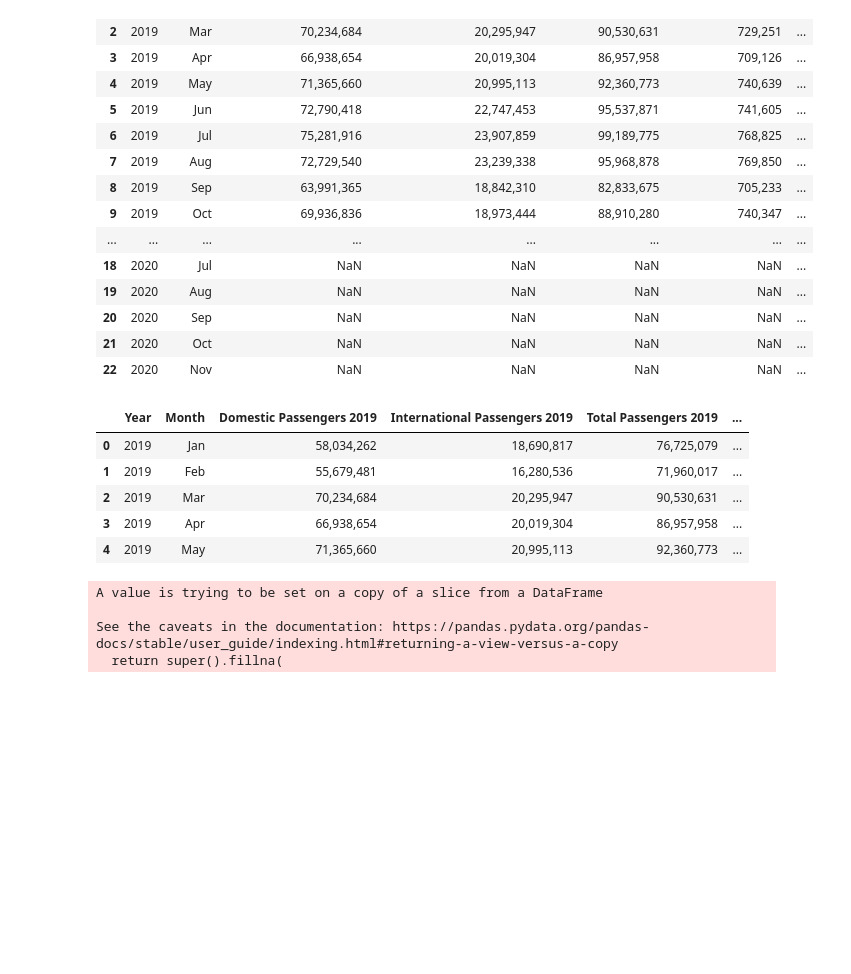
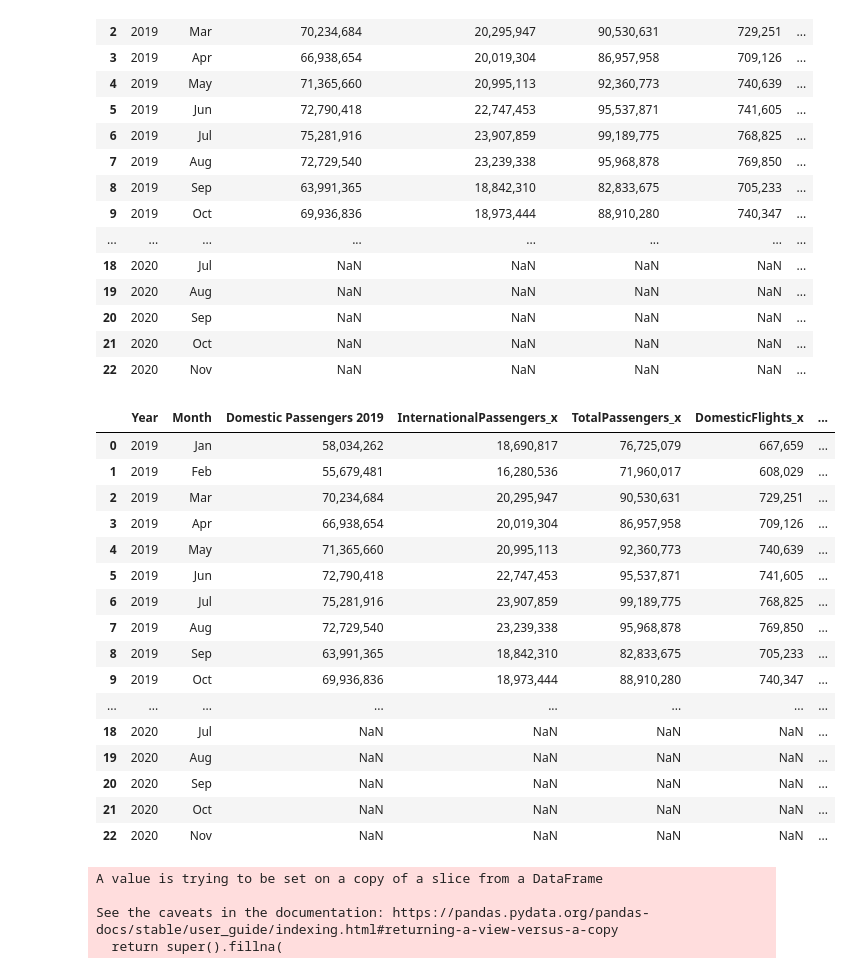
Before and after one commit to paulpreetam/Project1, a Jupyter notebook: Question 1.ipynb, the cells around one changed output. Saved outputs shown, nothing was run; the diff lists cells and outputs as text; code cells hidden in the pictures; blank space fills up the shorter version.

```diff
--- a/Question 1.ipynb
+++ b/Question 1.ipynb
@@ -61,15 +62,27 @@ combined
 | 20 | 2020 | Sep | NaN | NaN | NaN | NaN | ... |
 | 21 | 2020 | Oct | NaN | NaN | NaN | NaN | ... |
 | 22 | 2020 | Nov | NaN | NaN | NaN | NaN | ... |
-# %%
-combined.head()
-# %% [output]
-|  | Year | Month | Domestic Passengers 2019 | International Passengers 2019 | Total Passengers 2019 | ... |
-| 0 | 2019 | Jan | 58,034,262 | 18,690,817 | 76,725,079 | ... |
-| 1 | 2019 | Feb | 55,679,481 | 16,280,536 | 71,960,017 | ... |
-| 2 | 2019 | Mar | 70,234,684 | 20,295,947 | 90,530,631 | ... |
-| 3 | 2019 | Apr | 66,938,654 | 20,019,304 | 86,957,958 | ... |
-| 4 | 2019 | May | 71,365,660 | 20,995,113 | 92,360,773 | ... |
+# %%
+combined= combined.rename(columns={"DomesticPassengers_x":"Domestic Passengers 2019", "DomesticPassengers_y": "Domestic Passengers 2020"})
+combined
+# %% [output]
+|  | Year | Month | Domestic Passengers 2019 | InternationalPassengers_x | TotalPassengers_x | DomesticFlights_x | ... |
+| 0 | 2019 | Jan | 58,034,262 | 18,690,817 | 76,725,079 | 667,659 | ... |
+| 1 | 2019 | Feb | 55,679,481 | 16,280,536 | 71,960,017 | 608,029 | ... |
+| 2 | 2019 | Mar | 70,234,684 | 20,295,947 | 90,530,631 | 729,251 | ... |
+| 3 | 2019 | Apr | 66,938,654 | 20,019,304 | 86,957,958 | 709,126 | ... |
+| 4 | 2019 | May | 71,365,660 | 20,995,113 | 92,360,773 | 740,639 | ... |
+| 5 | 2019 | Jun | 72,790,418 | 22,747,453 | 95,537,871 | 741,605 | ... |
+| 6 | 2019 | Jul | 75,281,916 | 23,907,859 | 99,189,775 | 768,825 | ... |
+| 7 | 2019 | Aug | 72,729,540 | 23,239,338 | 95,968,878 | 769,850 | ... |
+| 8 | 2019 | Sep | 63,991,365 | 18,842,310 | 82,833,675 | 705,233 | ... |
+| 9 | 2019 | Oct | 69,936,836 | 18,973,444 | 88,910,280 | 740,347 | ... |
+| ... | ... | ... | ... | ... | ... | ... | ... |
+| 18 | 2020 | Jul | NaN | NaN | NaN | NaN | ... |
+| 19 | 2020 | Aug | NaN | NaN | NaN | NaN | ... |
+| 20 | 2020 | Sep | NaN | NaN | NaN | NaN | ... |
+| 21 | 2020 | Oct | NaN | NaN | NaN | NaN | ... |
+| 22 | 2020 | Nov | NaN | NaN | NaN | NaN | ... |
 # %%
 newdf = combined[['Month','Domestic Passengers 2019','Domestic Passengers 2020']]
 #newdf['Domestic Passengers 2019'].replace(0, np.nan, inplace = True)
```
Also changed, not shown: parts of 4 cells of this notebook.
